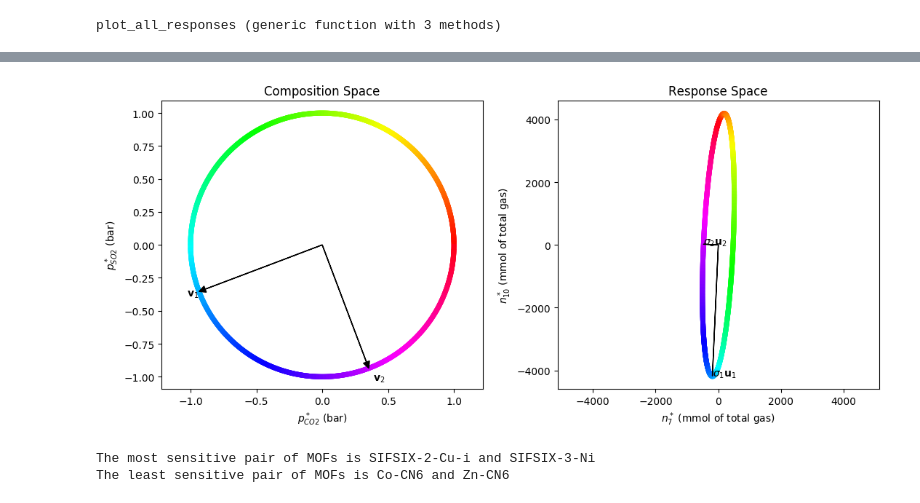
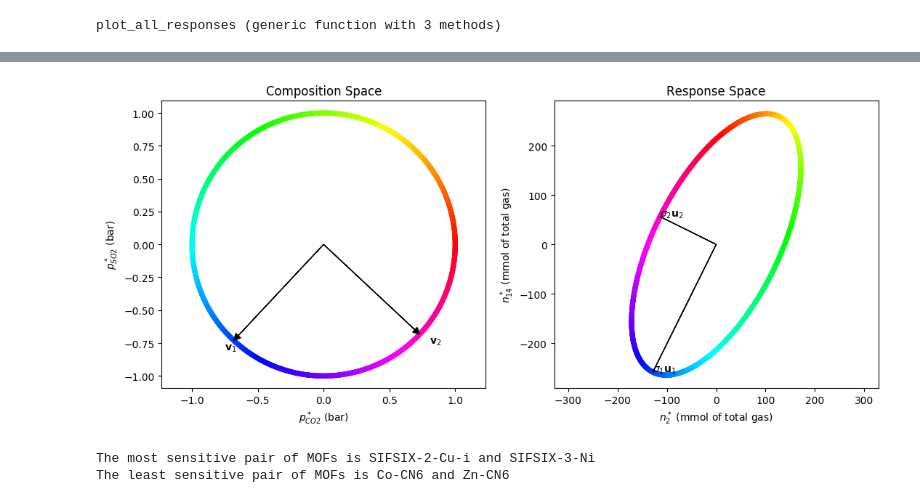
Before and after one commit to SimonEnsemble/sensor_arrays, a Jupyter notebook: src/Sensor_notebook.ipynb, the cells around one changed output, grey strips where cells are left out. Cells and saved outputs as stored; diff of their text form; code cells hidden in the pictures.

```diff
--- a/src/Sensor_notebook.ipynb
+++ b/src/Sensor_notebook.ipynb
@@ -15,7 +15,7 @@ false
 # %%
 #Read in MOFs
 
-_df_henry = CSV.read("../data/Expt_Henry_Coeffs_v2.csv")
+_df_henry = CSV.read("../data/Expt_Henry_Coeffs_v3.csv")
 for (i, xtal) in enumerate(_df_henry[:crystal])
     # Check replace() out for string replacement
     _df_henry[i, :crystal] = split(split(_df_henry[i, :crystal], ".cif")[1], "_")[1]
@@ -220,6 +223,14 @@ function plot_response(mof1::Int, mof2::Int, gas1::AbstractString, gas2::Abstrac
 
     S = perform_svd(gas1, gas2)
     biggest_σ = maximum(S[:, :, 1])
+
+    v1 = F.U[:,1] * F.S[1]
+    if abs(v1[1]) > abs(v1[2])
+        temp = H[1,:]
+        H[1,:] = H[2,:]
+        H[2,:] = [temp...]
+    end
+
 
     function plot_vector(x; head_length=0.05, head_width=0.05, color="k", label="", label_dist=0.05)
         x_plot = x - head_length * x / norm(x)
@@ -444,7 +397,7 @@ S[3,4,:]
 # %%
-plot_response(7, 10, "CO2", "SO2")
+plot_response(2, 14, "CO2", "SO2")
 # %% [output]
-[figure, old version]
+[figure, new version]
 # %%
 sigma = perform_svd("SO2", "CO2")
 analyze_svd(sigma)
```
Also changed, not shown: parts of 12 cells of this notebook, 1 other file.
